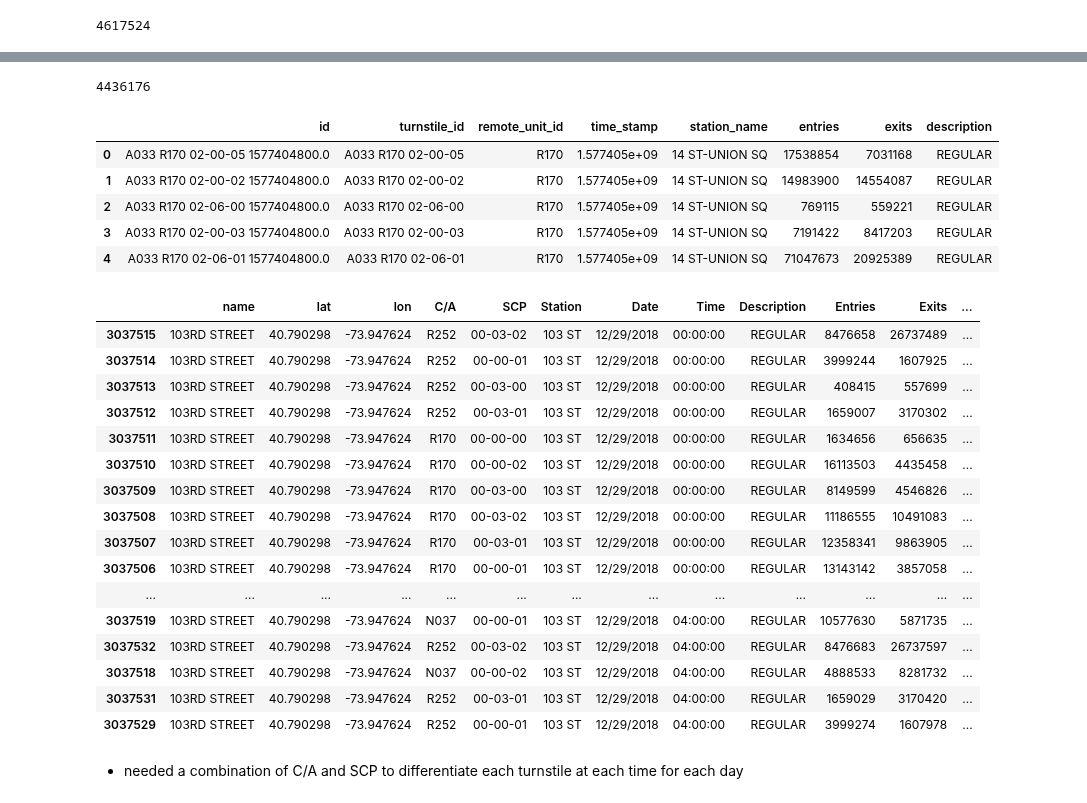
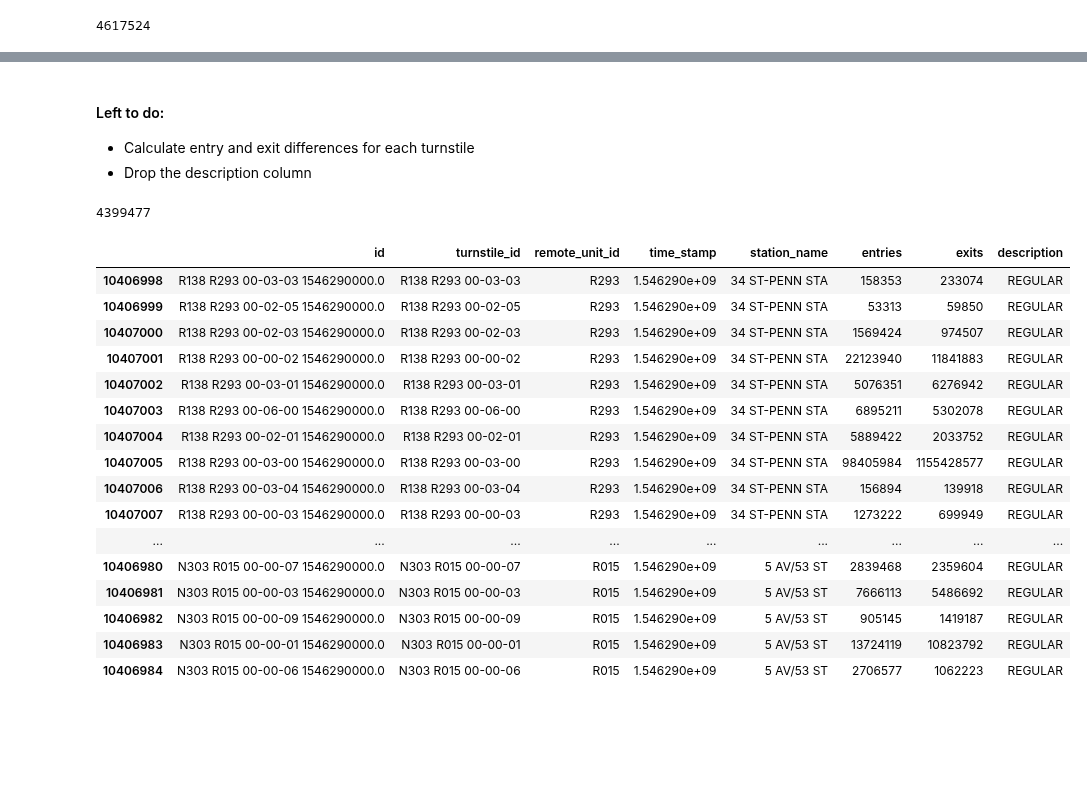
Before and after one commit to Fei117117/NYSeeNow, a Jupyter notebook: NYSeeNow-ML/SubwayData/subway.ipynb, the cells around one changed output, grey strips where cells are left out. Saved outputs shown, nothing was run; the diff lists cells and outputs as text; code cells hidden in the pictures; blank space fills up the shorter version.

```diff
--- a/NYSeeNow-ML/SubwayData/subway.ipynb
+++ b/NYSeeNow-ML/SubwayData/subway.ipynb
@@ -274,7 +274,7 @@ len(turnstile_data_man)
 #count duplicates:
 # is it possible that entry and exit values differ for the duplicate id?
 #create a new column
-turnstile_data_man['check_dup']=turnstile_data_man['id']+' '+turnstile_data_man['entries'].astypee+' '+turnstile_data_man['exits']
+turnstile_data_man['check_dup']=turnstile_data_man['id']+' '+turnstile_data_man['entries'].astype(str)+' '+turnstile_data_man['exits'].astype(str)
 
 duplicate_count = turnstile_data_man['id'].duplicated().sum()
 print("Number of duplicates in 'id' column:", duplicate_count)
@@ -290,40 +303,39 @@ TypeError: can only concatenate str (not "int") to str
-# %%
-
-turnstile_data_man.drop_duplicates(subset='id', inplace=True)
-len(turnstile_data_man)
-# %% [output]
-4436176
+# %%
+#drop column check_dup
+turnstile_data_man.drop(['check_dup'], axis=1, inplace=True)
+#drop all the duplicate id values as only 137 of them have diff entry and exit values
+turnstile_data_man = turnstile_data_man.drop_duplicates(subset=['id'])
+# %%
+#sort by time stamp and name of station, drop all data before 1546300800
+turnstile_data_man.sort_values(by=['time_stamp', 'station_name'], inplace=True)
+
+#drop all data before 1546300800
+turnstile_data_man = turnstile_data_man[turnstile_data_man['time_stamp'] >= 1546290000]
+# %% [markdown]
+#### Left to do:
+- Calculate entry and exit differences for each turnstile
+- Drop the description column
+# %%
+len(turnstile_data_man)
+# %% [output]
+4399477
 # %%
-turnstile_data_man.head()
+turnstile_data_man.head(50)
 # %% [output]
 |  | id | turnstile_id | remote_unit_id | time_stamp | station_name | entries | exits | description |
-| 0 | A033 R170 02-00-05 1577404800.0 | A033 R170 02-00-05 | R170 | 1.577405e+09 | 14 ST-UNION SQ | 17538854 | 7031168 | REGULAR |
-| 1 | A033 R170 02-00-02 1577404800.0 | A033 R170 02-00-02 | R170 | 1.577405e+09 | 14 ST-UNION SQ | 14983900 | 14554087 | REGULAR |
-| 2 | A033 R170 02-06-00 1577404800.0 | A033 R170 02-06-00 | R170 | 1.577405e+09 | 14 ST-UNION SQ | 769115 | 559221 | REGULAR |
-| 3 | A033 R170 02-00-03 1577404800.0 | A033 R170 02-00-03 | R170 | 1.577405e+09 | 14 ST-UNION SQ | 7191422 | 8417203 | REGULAR |
-| 4 | A033 R170 02-06-01 1577404800.0 | A033 R170 02-06-01 | R170 | 1.577405e+09 | 14 ST-UNION SQ | 71047673 | 20925389 | REGULAR |
+| 10406998 | R138 R293 00-03-03 1546290000.0 | R138 R293 00-03-03 | R293 | 1.546290e+09 | 34 ST-PENN STA | 158353 | 233074 | REGULAR |
+| 10406999 | R138 R293 00-02-05 1546290000.0 | R138 R293 00-02-05 | R293 | 1.546290e+09 | 34 ST-PENN STA | 53313 | 59850 | REGULAR |
+| 10407000 | R138 R293 00-02-03 1546290000.0 | R138 R293 00-02-03 | R293 | 1.546290e+09 | 34 ST-PENN STA | 1569424 | 974507 | REGULAR |
+| 10407001 | R138 R293 00-00-02 1546290000.0 | R138 R293 00-00-02 | R293 | 1.546290e+09 | 34 ST-PENN STA | 22123940 | 11841883 | REGULAR |
+| 10407002 | R138 R293 00-03-01 1546290000.0 | R138 R293 00-03-01 | R293 | 1.546290e+09 | 34 ST-PENN STA | 5076351 | 6276942 | REGULAR |
+| 10407003 | R138 R293 00-06-00 1546290000.0 | R138 R293 00-06-00 | R293 | 1.546290e+09 | 34 ST-PENN STA | 6895211 | 5302078 | REGULAR |
+| 10407004 | R138 R293 00-02-01 1546290000.0 | R138 R293 00-02-01 | R293 | 1.546290e+09 | 34 ST-PENN STA | 5889422 | 2033752 | REGULAR |
+| 10407005 | R138 R293 00-03-00 1546290000.0 | R138 R293 00-03-00 | R293 | 1.546290e+09 | 34 ST-PENN STA | 98405984 | 1155428577 | REGULAR |
+| 10407006 | R138 R293 00-03-04 1546290000.0 | R138 R293 00-03-04 | R293 | 1.546290e+09 | 34 ST-PENN STA | 156894 | 139918 | REGULAR |
+| 10407007 | R138 R293 00-00-03 1546290000.0 | R138 R293 00-00-03 | R293 | 1.546290e+09 | 34 ST-PENN STA | 1273222 | 699949 | REGULAR |
+| ... | ... | ... | ... | ... | ... | ... | ... | ... |
+| 10406980 | N303 R015 00-00-07 1546290000.0 | N303 R015 00-00-07 | R015 | 1.546290e+09 | 5 AV/53 ST | 2839468 | 2359604 | REGULAR |
+| 10406981 | N303 R015 00-00-03 1546290000.0 | N303 R015 00-00-03 | R015 | 1.546290e+09 | 5 AV/53 ST | 7666113 | 5486692 | REGULAR |
+| 10406982 | N303 R015 00-00-09 1546290000.0 | N303 R015 00-00-09 | R015 | 1.546290e+09 | 5 AV/53 ST | 905145 | 1419187 | REGULAR |
+| 10406983 | N303 R015 00-00-01 1546290000.0 | N303 R015 00-00-01 | R015 | 1.546290e+09 | 5 AV/53 ST | 13724119 | 10823792 | REGULAR |
+| 10406984 | N303 R015 00-00-06 1546290000.0 | N303 R015 00-00-06 | R015 | 1.546290e+09 | 5 AV/53 ST | 2706577 | 1062223 | REGULAR |
-# %%
-#now order by unix timestamp and the name in alphabetical order
-
-man_turn_data = man_turn_data.sort_values(by=['name','UnixTimestamp'])
-man_turn_data.head(20)
-# %% [output]
-|  | name | lat | lon | C/A | SCP | Station | Date | Time | Description | Entries | Exits | ... |
-| 3037515 | 103RD STREET | 40.790298 | -73.947624 | R252 | 00-03-02 | 103 ST | 12/29/2018 | 00:00:00 | REGULAR | 8476658 | 26737489 | ... |
-| 3037514 | 103RD STREET | 40.790298 | -73.947624 | R252 | 00-00-01 | 103 ST | 12/29/2018 | 00:00:00 | REGULAR | 3999244 | 1607925 | ... |
-| 3037513 | 103RD STREET | 40.790298 | -73.947624 | R252 | 00-03-00 | 103 ST | 12/29/2018 | 00:00:00 | REGULAR | 408415 | 557699 | ... |
-| 3037512 | 103RD STREET | 40.790298 | -73.947624 | R252 | 00-03-01 | 103 ST | 12/29/2018 | 00:00:00 | REGULAR | 1659007 | 3170302 | ... |
-| 3037511 | 103RD STREET | 40.790298 | -73.947624 | R170 | 00-00-00 | 103 ST | 12/29/2018 | 00:00:00 | REGULAR | 1634656 | 656635 | ... |
-| 3037510 | 103RD STREET | 40.790298 | -73.947624 | R170 | 00-00-02 | 103 ST | 12/29/2018 | 00:00:00 | REGULAR | 16113503 | 4435458 | ... |
-| 3037509 | 103RD STREET | 40.790298 | -73.947624 | R170 | 00-03-00 | 103 ST | 12/29/2018 | 00:00:00 | REGULAR | 8149599 | 4546826 | ... |
-| 3037508 | 103RD STREET | 40.790298 | -73.947624 | R170 | 00-03-02 | 103 ST | 12/29/2018 | 00:00:00 | REGULAR | 11186555 | 10491083 | ... |
-| 3037507 | 103RD STREET | 40.790298 | -73.947624 | R170 | 00-03-01 | 103 ST | 12/29/2018 | 00:00:00 | REGULAR | 12358341 | 9863905 | ... |
-| 3037506 | 103RD STREET | 40.790298 | -73.947624 | R170 | 00-00-01 | 103 ST | 12/29/2018 | 00:00:00 | REGULAR | 13143142 | 3857058 | ... |
-| ... | ... | ... | ... | ... | ... | ... | ... | ... | ... | ... | ... | ... |
-| 3037519 | 103RD STREET | 40.790298 | -73.947624 | N037 | 00-00-01 | 103 ST | 12/29/2018 | 04:00:00 | REGULAR | 10577630 | 5871735 | ... |
-| 3037532 | 103RD STREET | 40.790298 | -73.947624 | R252 | 00-03-02 | 103 ST | 12/29/2018 | 04:00:00 | REGULAR | 8476683 | 26737597 | ... |
-| 3037518 | 103RD STREET | 40.790298 | -73.947624 | N037 | 00-00-02 | 103 ST | 12/29/2018 | 04:00:00 | REGULAR | 4888533 | 8281732 | ... |
-| 3037531 | 103RD STREET | 40.790298 | -73.947624 | R252 | 00-03-01 | 103 ST | 12/29/2018 | 04:00:00 | REGULAR | 1659029 | 3170420 | ... |
-| 3037529 | 103RD STREET | 40.790298 | -73.947624 | R252 | 00-00-01 | 103 ST | 12/29/2018 | 04:00:00 | REGULAR | 3999274 | 1607978 | ... |
-# %% [markdown]
-- needed a combination of C/A and SCP to differentiate each turnstile at each time for each day
```
Also changed, not shown: parts of 3 cells of this notebook.
